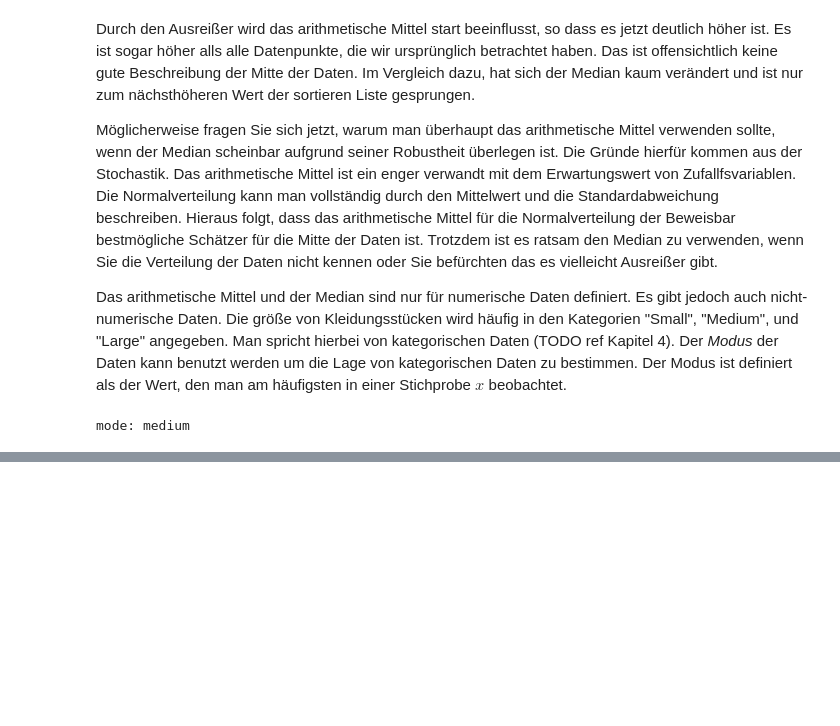
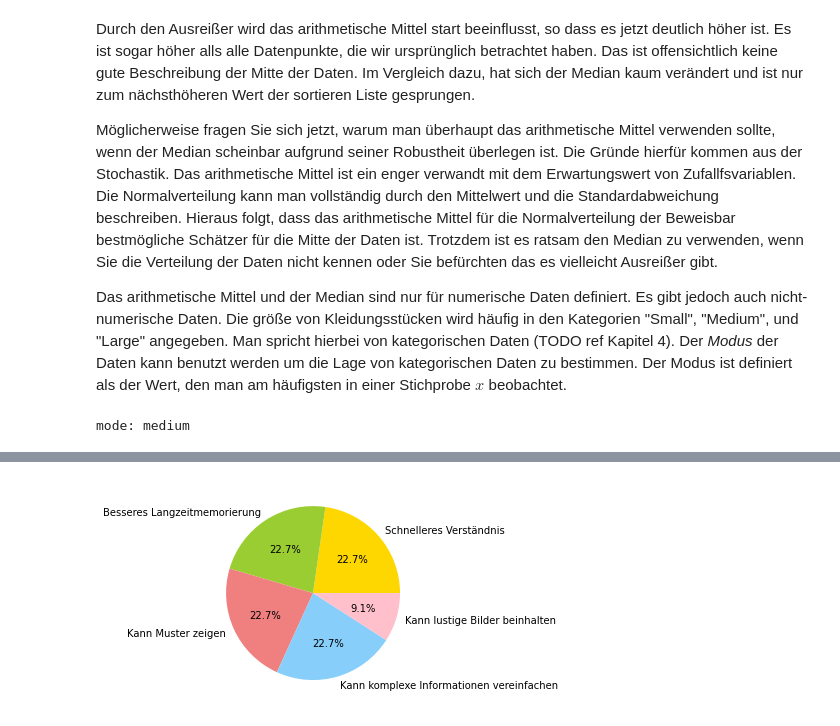
Before and after one commit to sherbold/data-science-crashkurs, a Jupyter notebook: content/chapters/kapitel_03.ipynb, the cells around one changed output, grey strips where cells are left out. Saved outputs shown, nothing was run; the diff lists cells and outputs as text; code cells hidden in the pictures; blank space fills up the shorter version.

```diff
--- a/content/chapters/kapitel_03.ipynb
+++ b/content/chapters/kapitel_03.ipynb
@@ -97,0 +159,17 @@ Bitte beachten Sie, dass der Modus zwar gut für kategorische Daten (und manchma
+# %%
+# we use matplotlib for the creation of visualizations
+import matplotlib.pyplot as plt
+%matplotlib inline
+
+# Data to plot
+labels = ['Schnelleres Verständnis', 'Besseres Langzeitmemorierung',
+          'Kann Muster zeigen', 'Kann komplexe Informationen vereinfachen',
+          'Kann lustige Bilder beinhalten']
+sizes = [25, 25, 25, 25, 10]
+colors = ['gold', 'yellowgreen', 'lightcoral', 'lightskyblue', 'pink']
+
+# Plot
+plt.pie(sizes, labels=labels, colors=colors, autopct='%1.1f%%')
+plt.show()
+# %% [output]
+[figure, added]
```
Also changed, not shown: parts of 9 cells of this notebook.
